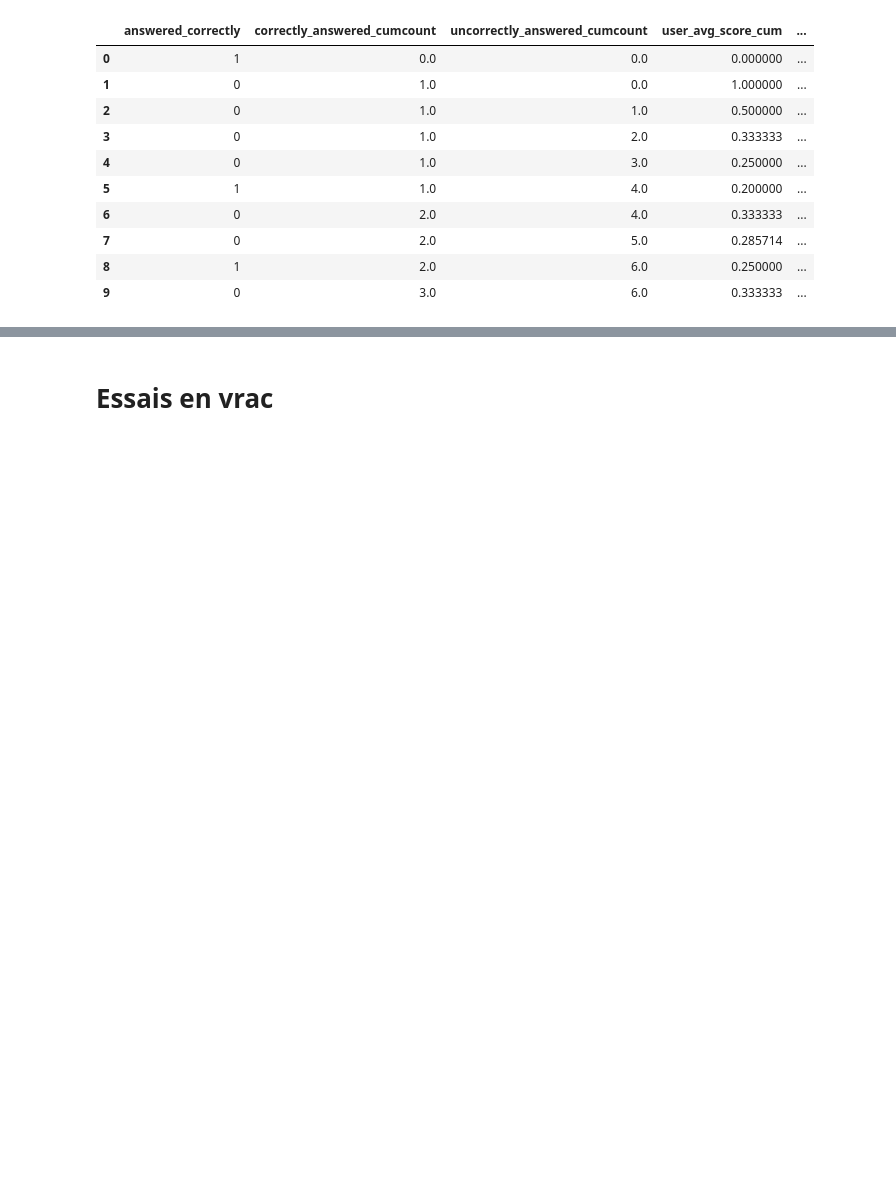
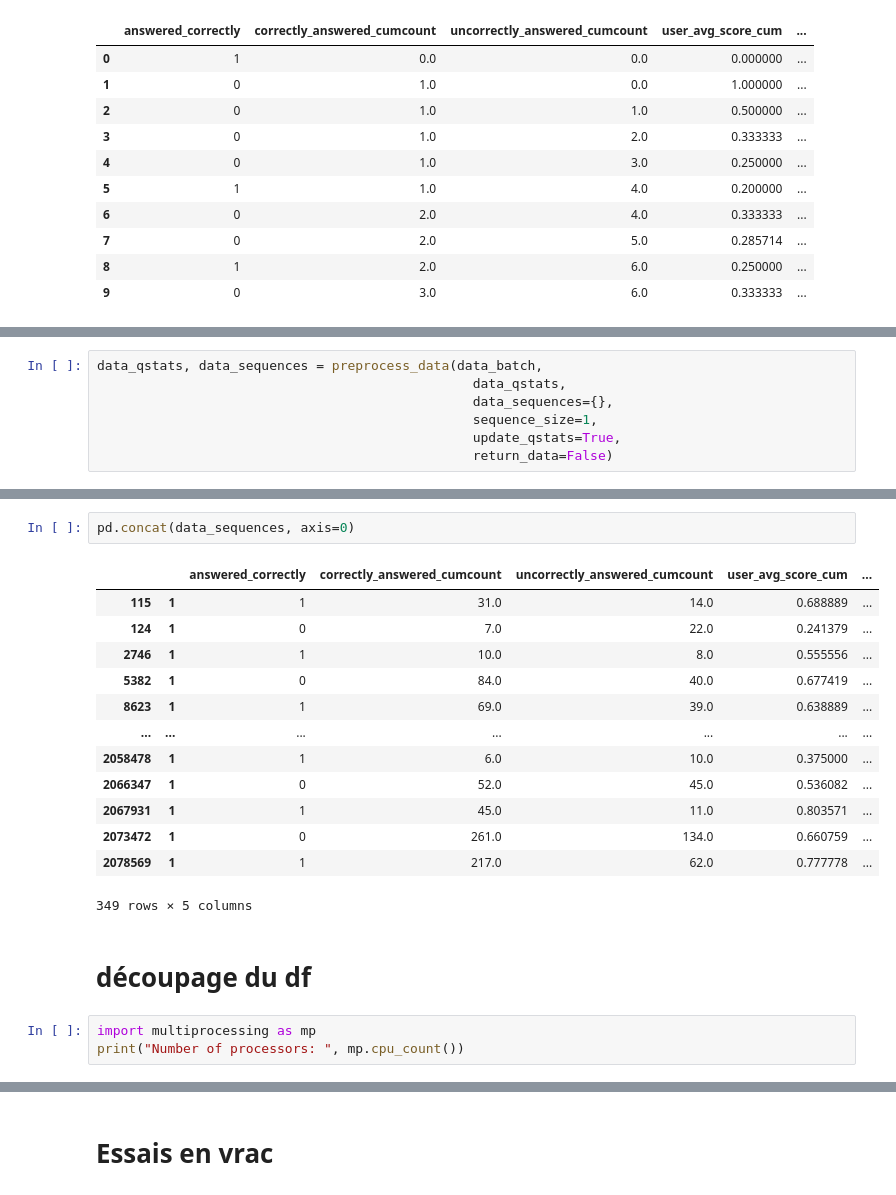
Before and after one commit to YohannD/riiid_final_project, a Jupyter notebook: notebooks/tm_features_pipe.ipynb, the cells around one changed output, grey strips where cells are left out. Drawn from its saved outputs; the diff is of its cells as text; blank space fills up the shorter version.

```diff
--- a/notebooks/tm_features_pipe.ipynb
+++ b/notebooks/tm_features_pipe.ipynb
@@ -179,0 +372,7 @@ data_sequences[1917429896]
+# %%
+data_qstats, data_sequences = preprocess_data(data_batch,
+                                                data_qstats,
+                                                data_sequences={},
+                                                sequence_size=1,
+                                                update_qstats=True,
+                                                return_data=False)
@@ -179,0 +397,21 @@ data_sequences[1917429896]
+# %%
+pd.concat(data_sequences, axis=0)
+# %% [output]
+|  |  | answered_correctly | correctly_answered_cumcount | uncorrectly_answered_cumcount | user_avg_score_cum | ... |
+| 115 | 1 | 1 | 31.0 | 14.0 | 0.688889 | ... |
+| 124 | 1 | 0 | 7.0 | 22.0 | 0.241379 | ... |
+| 2746 | 1 | 1 | 10.0 | 8.0 | 0.555556 | ... |
+| 5382 | 1 | 0 | 84.0 | 40.0 | 0.677419 | ... |
+| 8623 | 1 | 1 | 69.0 | 39.0 | 0.638889 | ... |
+| ... | ... | ... | ... | ... | ... | ... |
+| 2058478 | 1 | 1 | 6.0 | 10.0 | 0.375000 | ... |
+| 2066347 | 1 | 0 | 52.0 | 45.0 | 0.536082 | ... |
+| 2067931 | 1 | 1 | 45.0 | 11.0 | 0.803571 | ... |
+| 2073472 | 1 | 0 | 261.0 | 134.0 | 0.660759 | ... |
+| 2078569 | 1 | 1 | 217.0 | 62.0 | 0.777778 | ... |
+349 rows × 5 columns
+# %% [markdown]
+# découpage du df
+# %%
+import multiprocessing as mp
+print("Number of processors: ", mp.cpu_count())
```
Also changed, not shown: parts of 26 cells of this notebook, 5 other files.
